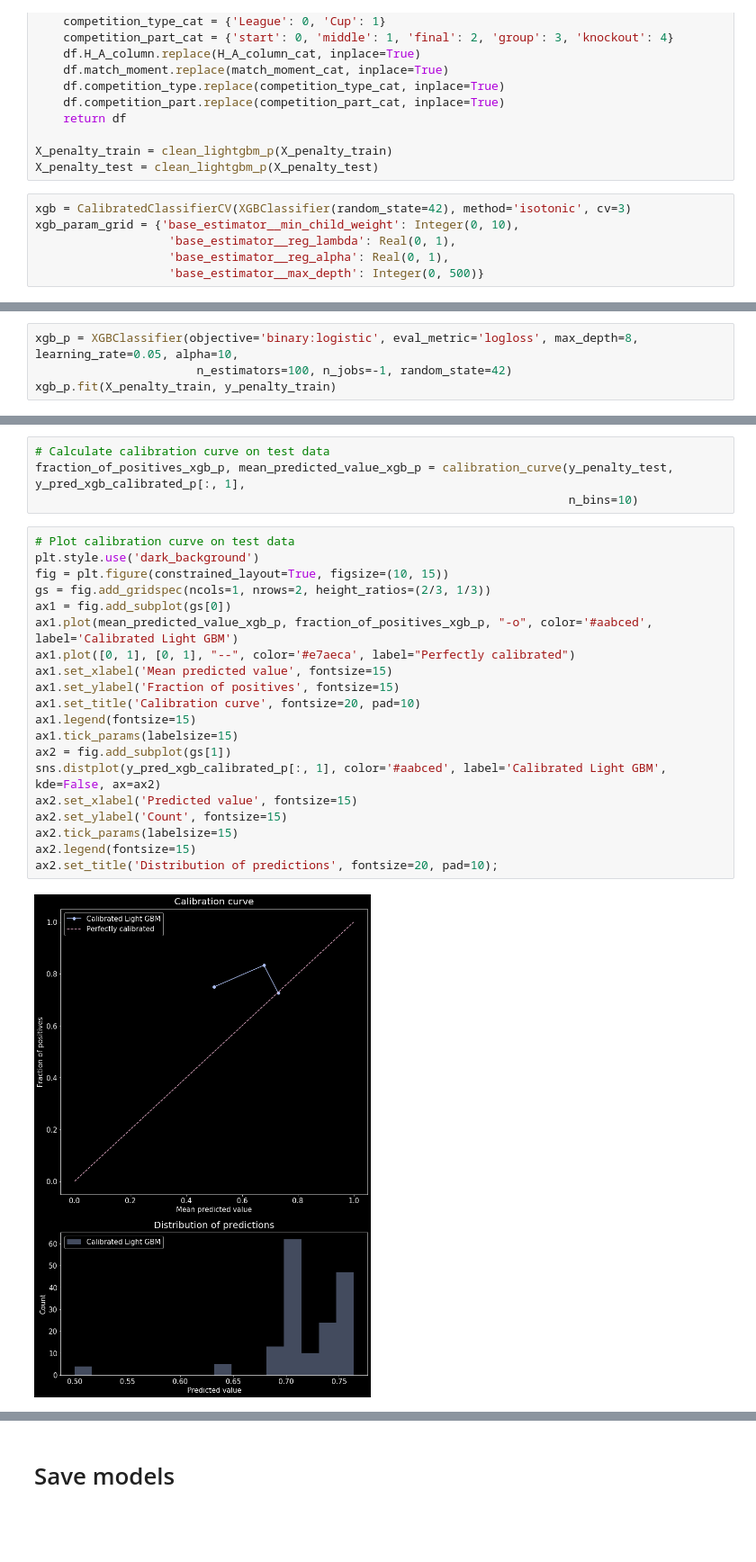
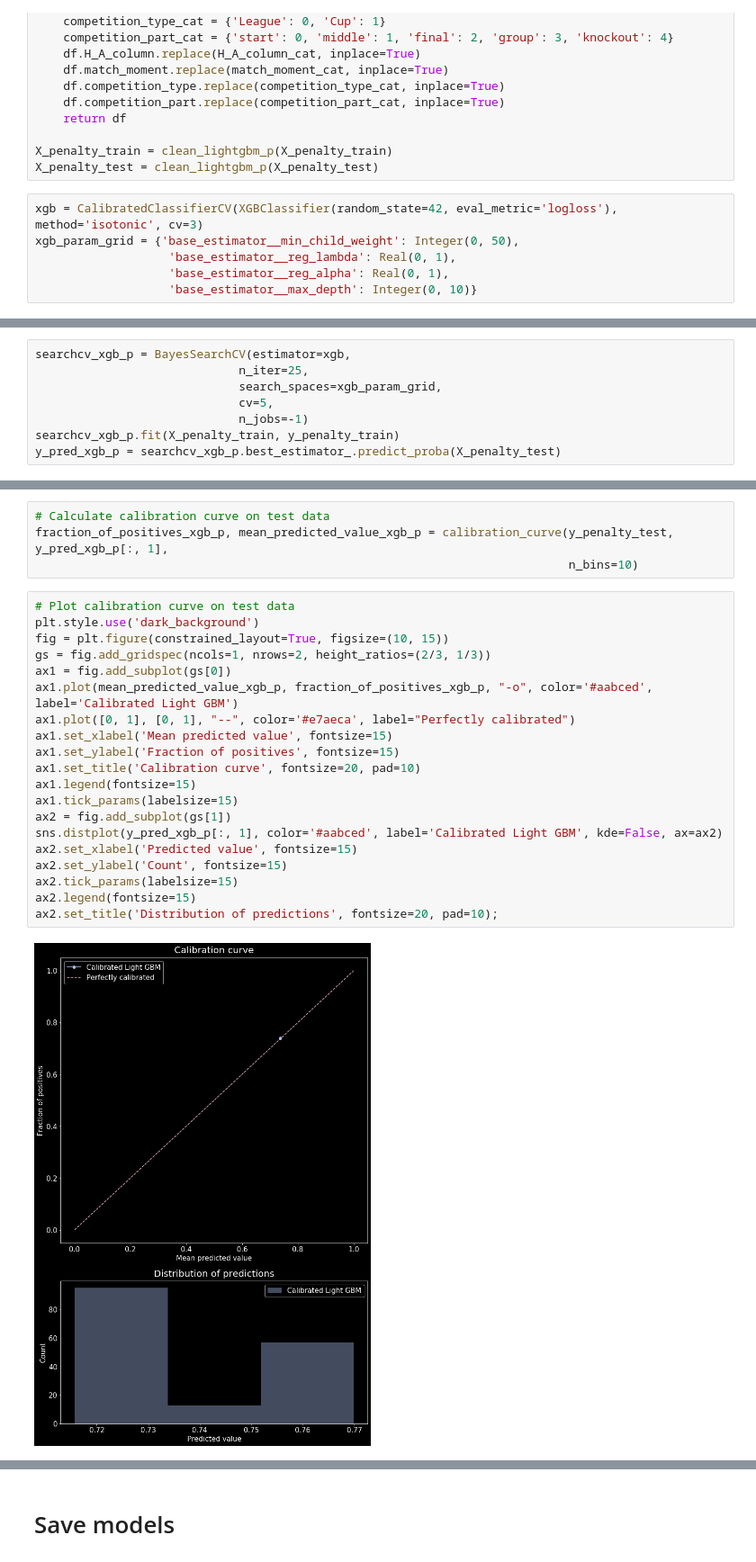
Before and after one commit to SergiRuizUNIR/TFG, a Jupyter notebook: 12_xG_Model_XGB.ipynb, the cells around one changed output, grey strips where cells are left out. Shown at 90% size. Saved outputs shown, nothing was run; the diff lists cells and outputs as text; blank space fills up the shorter version.

```diff
--- a/12_xG_Model_XGB.ipynb
+++ b/12_xG_Model_XGB.ipynb
@@ -123,11 +120,11 @@ def clean_lightgbm_p(df):
 X_penalty_train = clean_lightgbm_p(X_penalty_train)
 X_penalty_test = clean_lightgbm_p(X_penalty_test)
 # %%
-xgb = CalibratedClassifierCV(XGBClassifier(random_state=42), method='isotonic', cv=3)
-xgb_param_grid = {'base_estimator__min_child_weight': Integer(0, 10),
+xgb = CalibratedClassifierCV(XGBClassifier(random_state=42, eval_metric='logloss'), method='isotonic', cv=3)
+xgb_param_grid = {'base_estimator__min_child_weight': Integer(0, 50),
                    'base_estimator__reg_lambda': Real(0, 1),
                    'base_estimator__reg_alpha': Real(0, 1),
-                   'base_estimator__max_depth': Integer(0, 500)}
+                   'base_estimator__max_depth': Integer(0, 10)}
 # %%
 searchcv_xgb = BayesSearchCV(estimator=xgb,
                              n_iter=100,
@@ -174,4 +155,0 @@ bar_plot = ax.boxplot(perm_result.importances[sorted_idx].T, vert=False, labels=
-# %%
-xgb_p = XGBClassifier(objective='binary:logistic', eval_metric='logloss', max_depth=8, learning_rate=0.05, alpha=10,
-                       n_estimators=100, n_jobs=-1, random_state=42)
-xgb_p.fit(X_penalty_train, y_penalty_train)
@@ -214,0 +189,8 @@ bar_plot = ax.boxplot(perm_result_p.importances[sorted_idx].T, vert=False, label
+# %%
+searchcv_xgb_p = BayesSearchCV(estimator=xgb,
+                             n_iter=25,
+                             search_spaces=xgb_param_grid,
+                             cv=5,
+                             n_jobs=-1)
+searchcv_xgb_p.fit(X_penalty_train, y_penalty_train)
+y_pred_xgb_p = searchcv_xgb_p.best_estimator_.predict_proba(X_penalty_test)
@@ -250,27 +257,27 @@ Brier score, logistic regression: 0.08158076317689497
 # %%
 # Calculate calibration curve on test data
-fraction_of_positives_xgb_p, mean_predicted_value_xgb_p = calibration_curve(y_penalty_test, y_pred_xgb_calibrated_p[:, 1],
+fraction_of_positives_xgb_p, mean_predicted_value_xgb_p = calibration_curve(y_penalty_test, y_pred_xgb_p[:, 1],
                                                                             n_bins=10)
 # %%
 # Plot calibration curve on test data
 plt.style.use('dark_background')
 fig = plt.figure(constrained_layout=True, figsize=(10, 15))
 gs = fig.add_gridspec(ncols=1, nrows=2, height_ratios=(2/3, 1/3))
 ax1 = fig.add_subplot(gs[0])
 ax1.plot(mean_predicted_value_xgb_p, fraction_of_positives_xgb_p, "-o", color='#aabced', label='Calibrated Light GBM')
 ax1.plot([0, 1], [0, 1], "--", color='#e7aeca', label="Perfectly calibrated")
 ax1.set_xlabel('Mean predicted value', fontsize=15)
 ax1.set_ylabel('Fraction of positives', fontsize=15)
 ax1.set_title('Calibration curve', fontsize=20, pad=10)
 ax1.legend(fontsize=15)
 ax1.tick_params(labelsize=15)
 ax2 = fig.add_subplot(gs[1])
-sns.distplot(y_pred_xgb_calibrated_p[:, 1], color='#aabced', label='Calibrated Light GBM', kde=False, ax=ax2)
+sns.distplot(y_pred_xgb_p[:, 1], color='#aabced', label='Calibrated Light GBM', kde=False, ax=ax2)
 ax2.set_xlabel('Predicted value', fontsize=15)
 ax2.set_ylabel('Count', fontsize=15)
 ax2.tick_params(labelsize=15)
 ax2.legend(fontsize=15)
 ax2.set_title('Distribution of predictions', fontsize=20, pad=10);
 # %% [output]
-[figure, old version]
+[figure, new version]
 # %%
```
Also changed, not shown: parts of 19 cells of this notebook, 2 other files.
